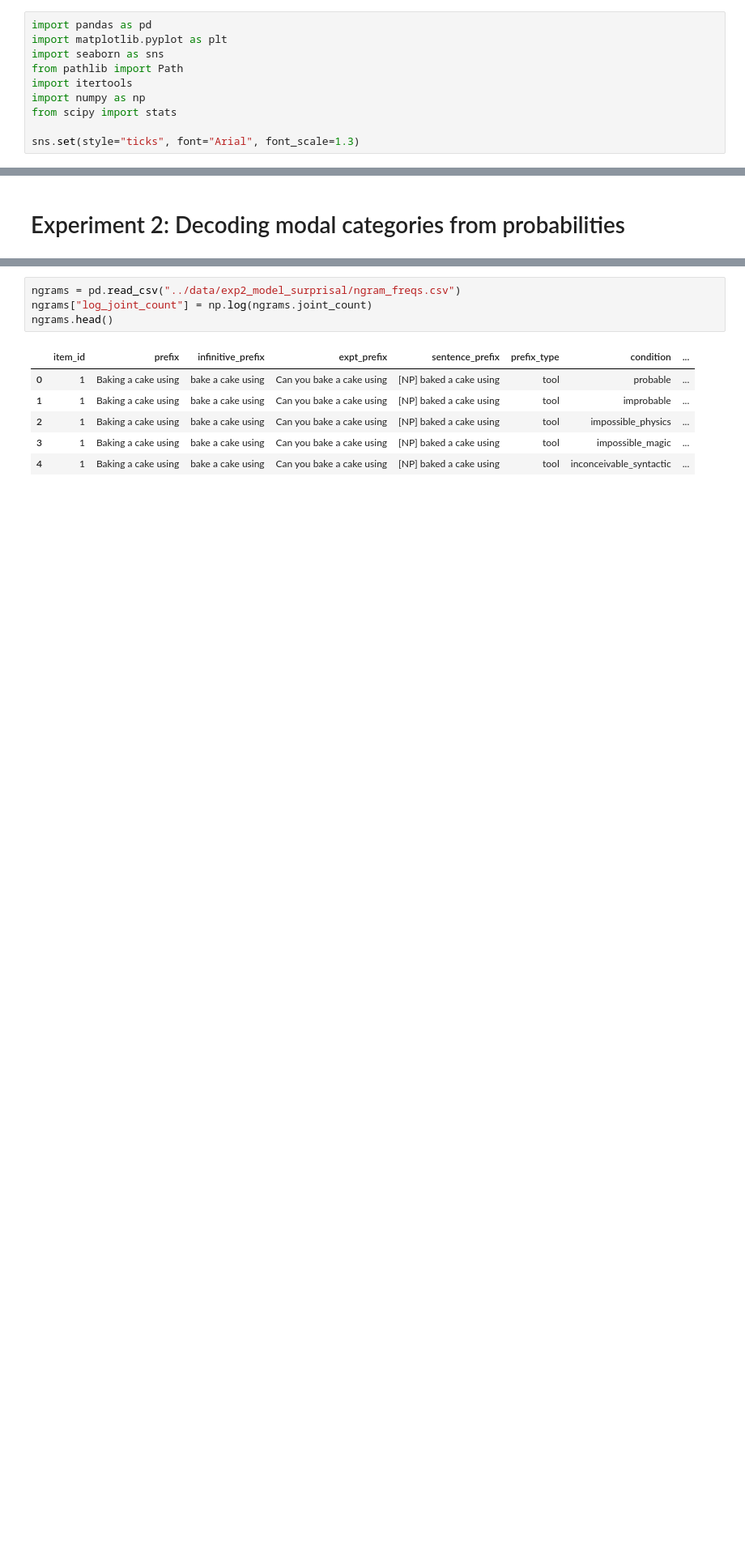
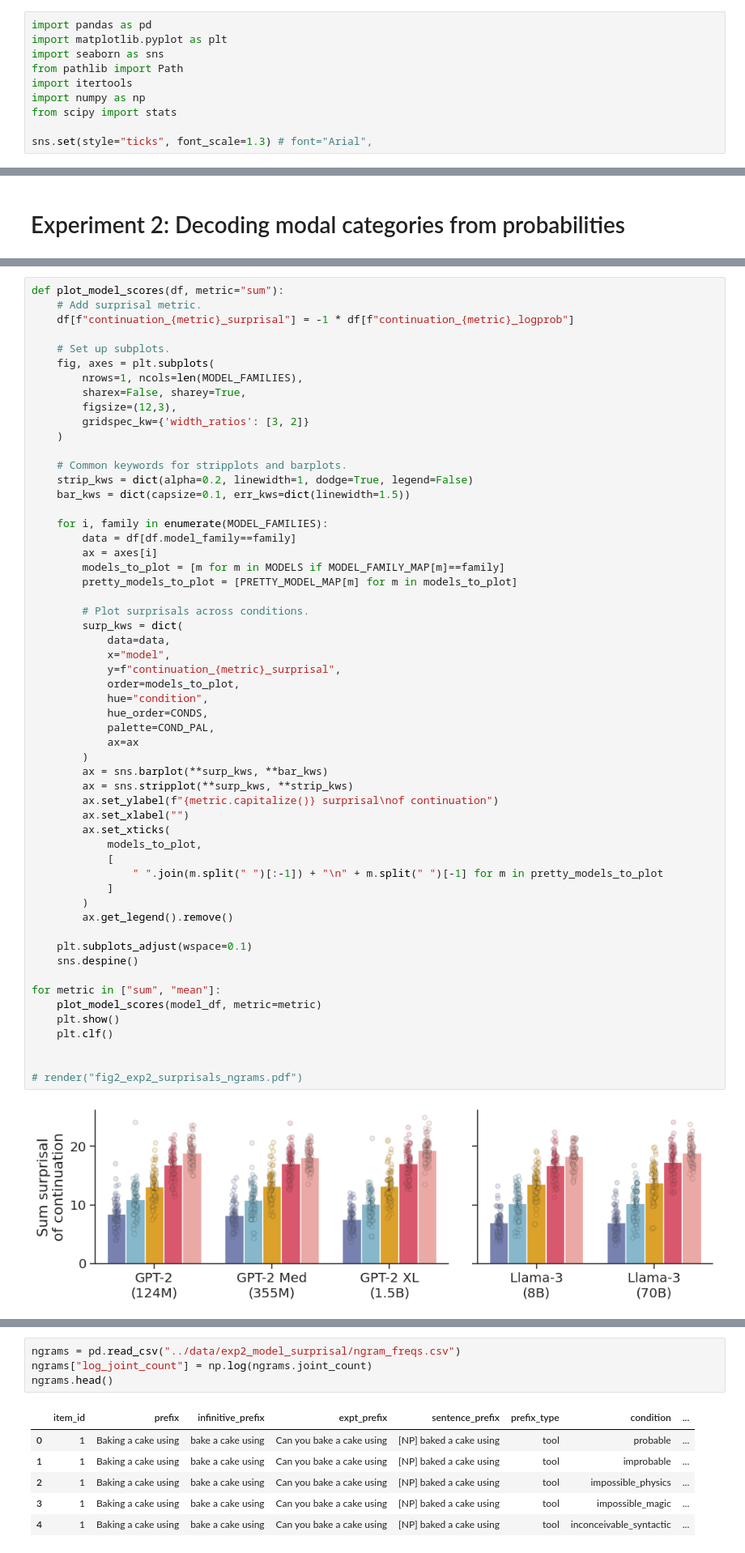
Before and after one commit to jennhu/shades-of-zero, a Jupyter notebook: analysis/figures.ipynb, the cells around one changed output, grey strips where cells are left out. Shown at 81% size. Saved outputs shown, nothing was run; the diff lists cells and outputs as text; blank space fills up the shorter version.

```diff
--- a/analysis/figures.ipynb
+++ b/analysis/figures.ipynb
@@ -7,7 +7,7 @@ import itertools
 import numpy as np
 from scipy import stats
 
-sns.set(style="ticks", font="Arial", font_scale=1.3)
+sns.set(style="ticks", font_scale=1.3) # font="Arial",
 # %% [markdown]
 # Global variables for plotting
 # %%
@@ -167,0 +184,58 @@ model_df.head()
+# %%
+def plot_model_scores(df, metric="sum"):
+    # Add surprisal metric.
+    df[f"continuation_{metric}_surprisal"] = -1 * df[f"continuation_{metric}_logprob"]
+
+    # Set up subplots.
+    fig, axes = plt.subplots(
+        nrows=1, ncols=len(MODEL_FAMILIES),
+        sharex=False, sharey=True,
+        figsize=(12,3),
+        gridspec_kw={'width_ratios': [3, 2]}
+    )
+
+    # Common keywords for stripplots and barplots.
+    strip_kws = dict(alpha=0.2, linewidth=1, dodge=True, legend=False)
+    bar_kws = dict(capsize=0.1, err_kws=dict(linewidth=1.5))
+
+    for i, family in enumerate(MODEL_FAMILIES):
+        data = df[df.model_family==family]
+        ax = axes[i]
+        models_to_plot = [m for m in MODELS if MODEL_FAMILY_MAP[m]==family]
+        pretty_models_to_plot = [PRETTY_MODEL_MAP[m] for m in models_to_plot]
+
+        # Plot surprisals across conditions.
+        surp_kws = dict(
+            data=data,
+            x="model",
+            y=f"continuation_{metric}_surprisal",
+            order=models_to_plot,
+            hue="condition",
+            hue_order=CONDS,
+            palette=COND_PAL,
+            ax=ax
+        )
+        ax = sns.barplot(**surp_kws, **bar_kws)
+        ax = sns.stripplot(**surp_kws, **strip_kws)
+        ax.set_ylabel(f"{metric.capitalize()} surprisal\nof continuation")
+        ax.set_xlabel("")
+        ax.set_xticks(
+            models_to_plot,
+            [
+                " ".join(m.split(" ")[:-1]) + "\n" + m.split(" ")[-1] for m in pretty_models_to_plot
+            ]
+        )
+        ax.get_legend().remove()
+
+    plt.subplots_adjust(wspace=0.1)
+    sns.despine()
+
+for metric in ["sum", "mean"]:
+    plot_model_scores(model_df, metric=metric)
+    plt.show()
+    plt.clf()
+
+
+# render("fig2_exp2_surprisals_ngrams.pdf")
+# %% [output]
+[figure, added]
```
Also changed, not shown: parts of 3 cells of this notebook, 48 other files.
